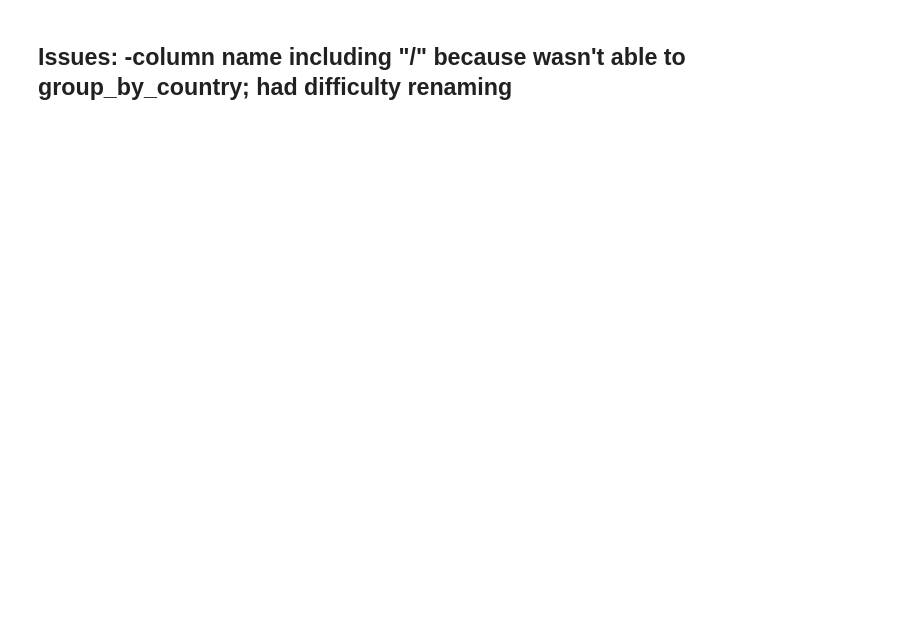
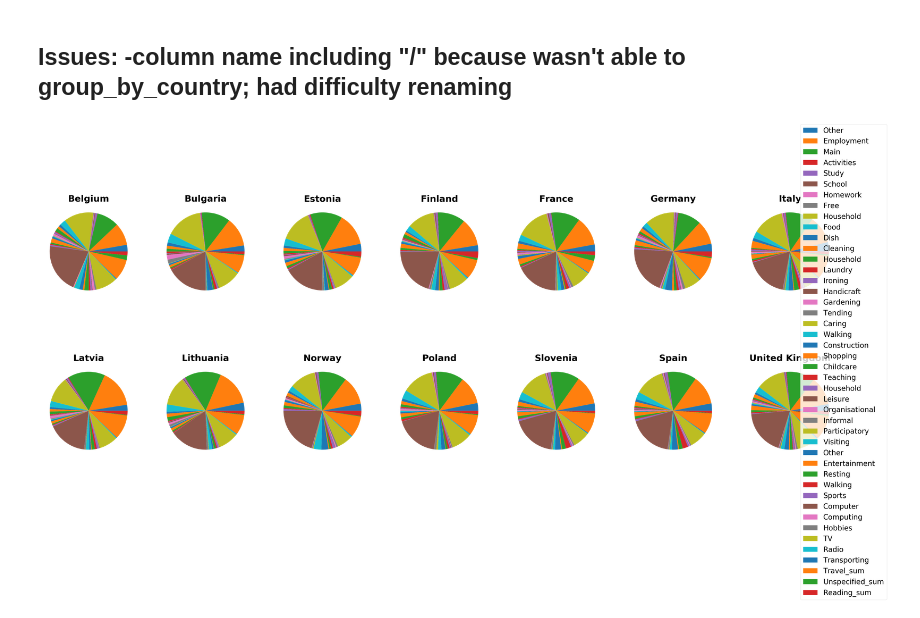
Before and after one commit to msaadah/Data-Analysis-Notebook, a Jupyter notebook: TimeUseSet2CSV.ipynb, the cells around one changed output. Drawn from its saved outputs; the diff is of its cells as text; code cells hidden in the pictures; blank space fills up the shorter version.

```diff
--- a/TimeUseSet2CSV.ipynb
+++ b/TimeUseSet2CSV.ipynb
@@ -424,0 +420,72 @@ Issues:
+# %%
+"""
+for m in group1.itervalues():
+    for i in range(len(group1)):
+        data_i = group1.iloc[i-1,3:]
+
+"""
+
+data1 = group1.iloc[0,3:]
+data2 = group1.iloc[1,3:]
+data3 = group1.iloc[2,3:]
+data4 = group1.iloc[3,3:]
+data5 = group1.iloc[4,3:]
+data6 = group1.iloc[5,3:]
+data7 = group1.iloc[6,3:]
+data8 = group1.iloc[7,3:]
+data9 = group1.iloc[8,3:]
+data10 = group1.iloc[9,3:]
+data11 = group1.iloc[10,3:]
+data12 = group1.iloc[12,3:]
+data13 = group1.iloc[12,3:]
+data14 = group1.iloc[13,3:]
+
+
+
+# create a figure with two subplots
+fig, ((ax1, ax2, ax3, ax4, ax5, ax6, ax7) , (ax8, ax9, ax10, ax11, ax12, ax13, ax14)) = plt.subplots(2, 7, figsize = (80,30), subplot_kw={'aspect':'equal'})
+#fig, ((ax1, ax2), (ax3, ax4), (ax5, ax6), (ax7, ax8), (ax9, ax10), (ax11, ax12), (ax13, ax14)) = plt.subplots(7, 2, figsize = (50,30), subplot_kw={'aspect':'equal'})
+
+
+# plot each pie chart in a separate subplot
+ax1.pie(data1)
+ax2.pie(data2)
+ax3.pie(data3)
+ax4.pie(data4)
+ax5.pie(data5)
+ax6.pie(data6)
+ax7.pie(data7)
+ax8.pie(data8)
+ax9.pie(data9)
+ax10.pie(data10)
+ax11.pie(data11)
+ax12.pie(data12)
+ax13.pie(data13)
+ax14.pie(data14)
+
+
+#for i in range(len(group1)):
+#    a='Time Use in '+ group1.index[i]
+ax1.set_title('Belgium', fontweight = 'bold', fontsize=50)
+ax2.set_title('Bulgaria', fontweight = 'bold', fontsize=50)
+ax3.set_title('Estonia', fontweight = 'bold', fontsize=50)
+ax4.set_title('Finland', fontweight = 'bold', fontsize=50)
+ax5.set_title('France', fontweight = 'bold', fontsize=50)
+ax6.set_title('Germany', fontweight = 'bold', fontsize=50)
+ax7.set_title('Italy', fontweight = 'bold', fontsize=50)
+ax8.set_title('Latvia', fontweight = 'bold', fontsize=50)
+ax9.set_title('Lithuania', fontweight = 'bold', fontsize=50)
+ax10.set_title('Norway', fontweight = 'bold', fontsize=50)
+ax11.set_title('Poland', fontweight = 'bold', fontsize=50)
+ax12.set_title('Slovenia', fontweight = 'bold', fontsize=50)
+ax13.set_title('Spain', fontweight = 'bold', fontsize=50)
+ax14.set_title('United Kingdom', fontweight = 'bold', fontsize=50)
+
+
+plt.legend(bbox_to_anchor=(1.05, 1), loc='center', borderaxespad=0.5, prop={'size':40},labels= group1.columns[3:])
+
+
+#plt.tight_layout()
+plt.show()
+# %% [output]
+[figure, added]
```
Also changed, not shown: parts of 7 cells of this notebook, 2 other files.
